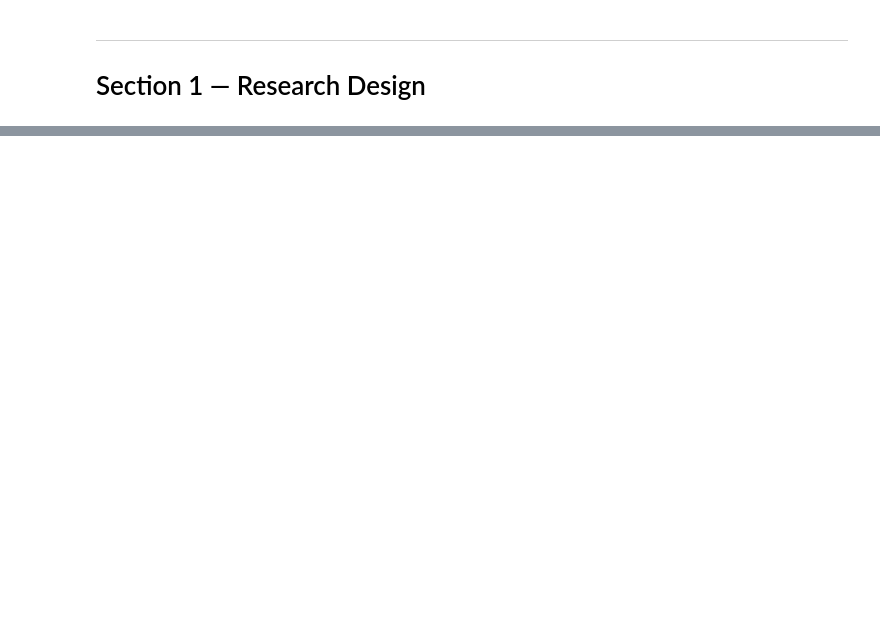
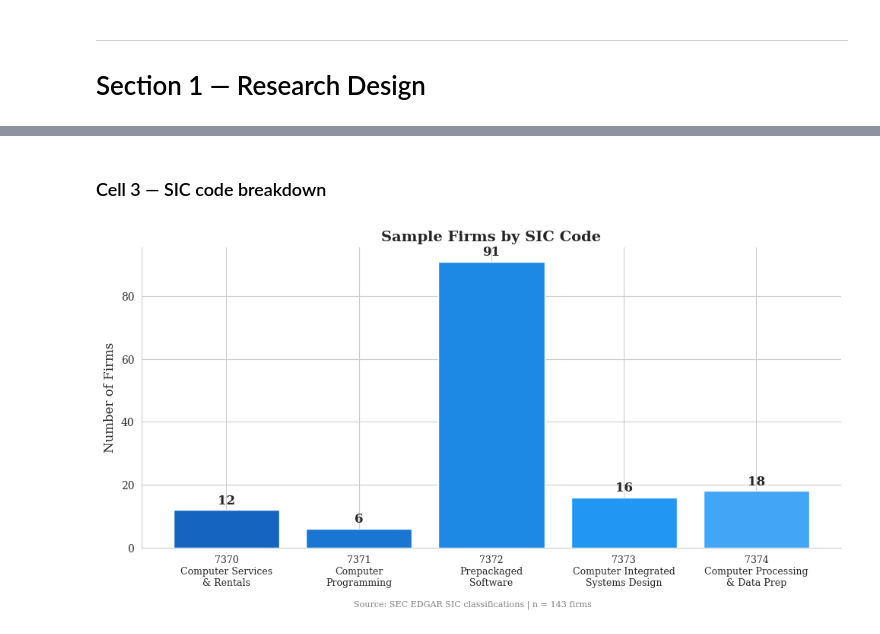
Before and after one commit to hakangulmez/thesis-ai-task-shock, a Jupyter notebook: notebooks/project_overview.ipynb, the cells around one changed output, grey strips where cells are left out. Drawn from its saved outputs; the diff is of its cells as text; code cells hidden in the pictures; blank space fills up the shorter version.

```diff
--- a/notebooks/project_overview.ipynb
+++ b/notebooks/project_overview.ipynb
@@ -268,0 +131,36 @@ print("\nSaved: figures/main_did_coefficients.png")
+# %% [markdown]
+### Cell 3 — SIC code breakdown
+# %%
+sic_names = {
+    7370: 'Computer Services\n& Rentals',
+    7371: 'Computer\nProgramming',
+    7372: 'Prepackaged\nSoftware',
+    7373: 'Computer Integrated\nSystems Design',
+    7374: 'Computer Processing\n& Data Prep',
+}
+
+sic_counts = sample['sic_code'].value_counts().sort_index()
+labels = [sic_names.get(s, str(s)) for s in sic_counts.index]
+
+fig, ax = plt.subplots(figsize=(10, 5))
+bars = ax.bar(range(len(sic_counts)), sic_counts.values,
+              color=['#1565C0', '#1976D2', '#1E88E5', '#2196F3', '#42A5F5'],
+              edgecolor='white')
+ax.set_xticks(range(len(sic_counts)))
+ax.set_xticklabels([f'{s}\n{labels[i]}' for i, s in enumerate(sic_counts.index)], fontsize=9)
+ax.set_ylabel('Number of Firms', fontsize=12)
+ax.set_title('Sample Firms by SIC Code', fontsize=14, fontweight='bold')
+
+for bar, count in zip(bars, sic_counts.values):
+    ax.text(bar.get_x() + bar.get_width()/2, bar.get_height() + 1,
+            str(count), ha='center', va='bottom', fontsize=12, fontweight='bold')
+
+ax.spines['top'].set_visible(False)
+ax.spines['right'].set_visible(False)
+plt.figtext(0.5, -0.02, 'Source: SEC EDGAR SIC classifications | n = 143 firms',
+            ha='center', fontsize=8, color='gray')
+plt.tight_layout()
+plt.savefig('../figures/sic_breakdown.png', bbox_inches='tight', dpi=150)
+plt.show()
+# %% [output]
+[figure, added]
```
Also changed, not shown: parts of 68 cells of this notebook, 16 other files.
